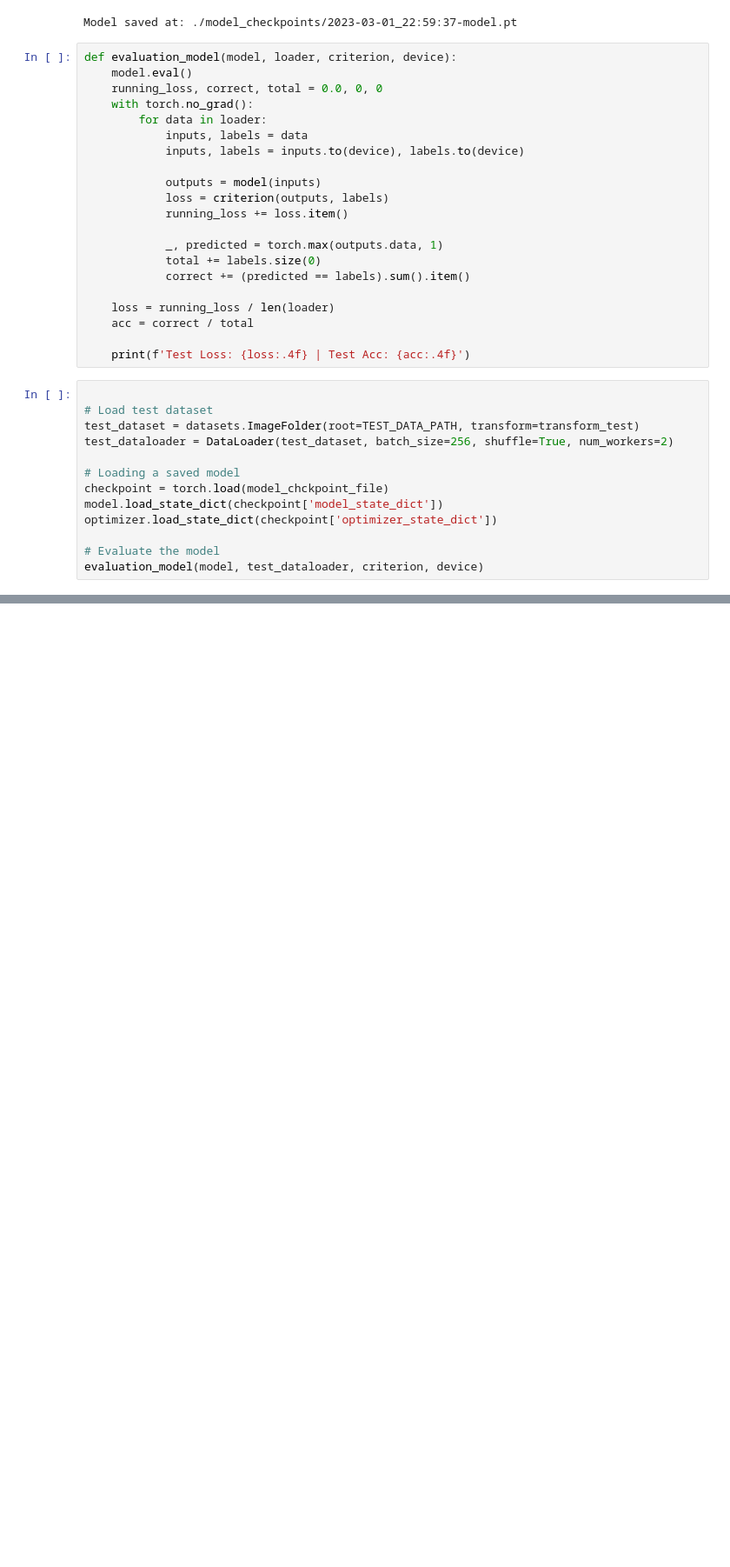
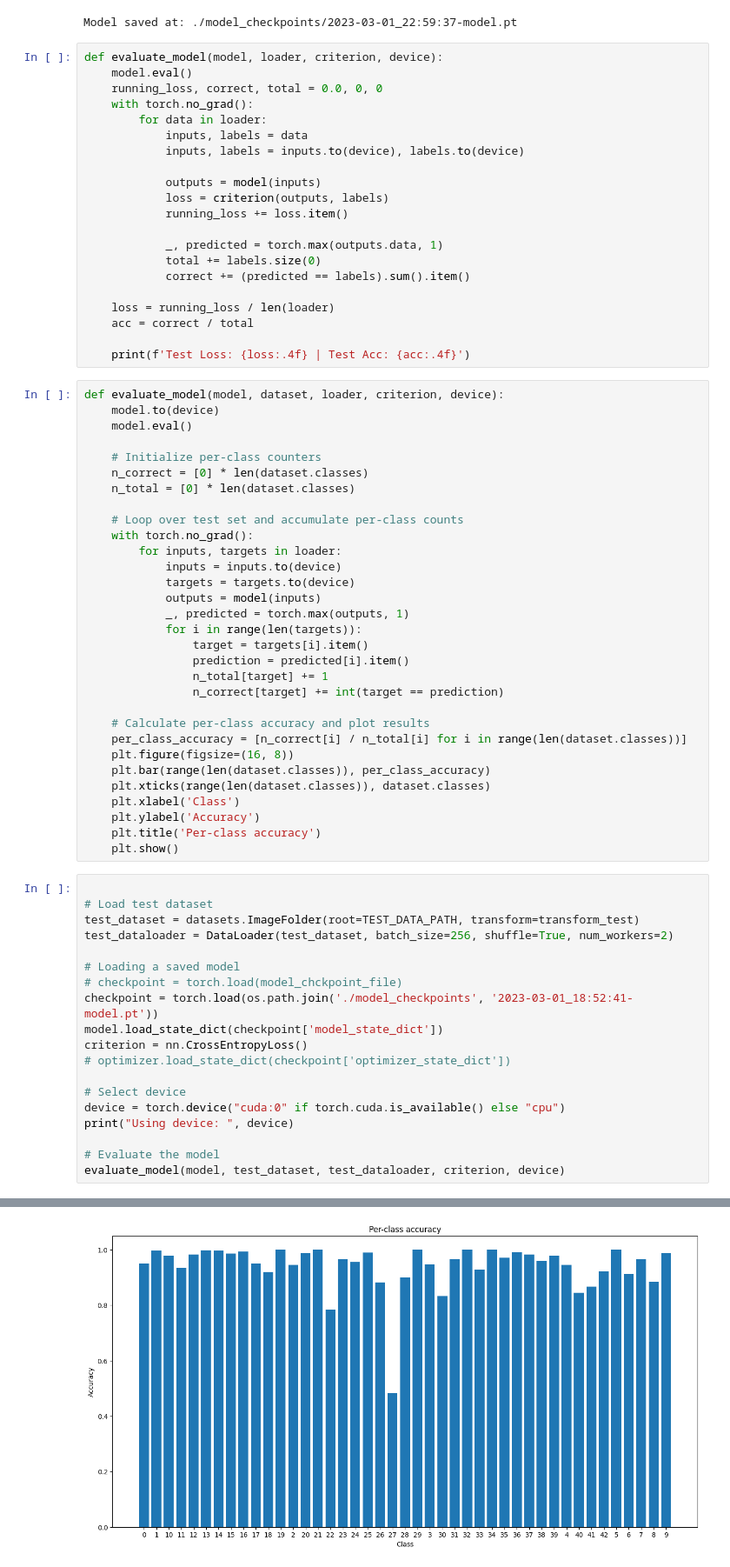
Before and after one commit to DoMaLi94/traffic-sign-classification, a Jupyter notebook: german-traffic-sign-classification.ipynb, the cells around one changed output, grey strips where cells are left out. Shown: that part at 87% size. Cells and saved outputs as stored; diff of their text form; blank space fills up the shorter version.

Commit message:
Per class evaluation

```diff
--- a/german-traffic-sign-classification.ipynb
+++ b/german-traffic-sign-classification.ipynb
@@ -229,7 +229,7 @@ print('Model saved at:', model_chckpoint_file)
 # %% [output]
 Model saved at: ./model_checkpoints/2023-03-01_22:59:37-model.pt
 # %%
-def evaluation_model(model, loader, criterion, device):
+def evaluate_model(model, loader, criterion, device):
     model.eval()
     running_loss, correct, total = 0.0, 0, 0
     with torch.no_grad():
@@ -249,6 +249,37 @@ def evaluation_model(model, loader, criterion, device):
     acc = correct / total
 
     print(f'Test Loss: {loss:.4f} | Test Acc: {acc:.4f}')
+# %%
+def evaluate_model(model, dataset, loader, criterion, device):
+    model.to(device)
+    model.eval()
+
+    # Initialize per-class counters
+    n_correct = [0] * len(dataset.classes)
+    n_total = [0] * len(dataset.classes)
+
+    # Loop over test set and accumulate per-class counts
+    with torch.no_grad():
+        for inputs, targets in loader:
+            inputs = inputs.to(device)
+            targets = targets.to(device)
+            outputs = model(inputs)
+            _, predicted = torch.max(outputs, 1)
+            for i in range(len(targets)):
+                target = targets[i].item()
+                prediction = predicted[i].item()
+                n_total[target] += 1
+                n_correct[target] += int(target == prediction)
+
+    # Calculate per-class accuracy and plot results
+    per_class_accuracy = [n_correct[i] / n_total[i] for i in range(len(dataset.classes))]
+    plt.figure(figsize=(16, 8))
+    plt.bar(range(len(dataset.classes)), per_class_accuracy)
+    plt.xticks(range(len(dataset.classes)), dataset.classes)
+    plt.xlabel('Class')
+    plt.ylabel('Accuracy')
+    plt.title('Per-class accuracy')
+    plt.show()
 # %%
 
 # Load test dataset
@@ -256,10 +287,16 @@ test_dataset = datasets.ImageFolder(root=TEST_DATA_PATH, transform=transform_tes
 test_dataloader = DataLoader(test_dataset, batch_size=256, shuffle=True, num_workers=2)
 
 # Loading a saved model
-checkpoint = torch.load(model_chckpoint_file)
+# checkpoint = torch.load(model_chckpoint_file)
+checkpoint = torch.load(os.path.join('./model_checkpoints', '2023-03-01_18:52:41-model.pt'))
 model.load_state_dict(checkpoint['model_state_dict'])
-optimizer.load_state_dict(checkpoint['optimizer_state_dict'])
+criterion = nn.CrossEntropyLoss()
+# optimizer.load_state_dict(checkpoint['optimizer_state_dict'])
+
+# Select device
+device = torch.device("cuda:0" if torch.cuda.is_available() else "cpu")
+print("Using device: ", device)
 
 # Evaluate the model
-evaluation_model(model, test_dataloader, criterion, device)
+evaluate_model(model, test_dataset, test_dataloader, criterion, device)
 # %% [output]
@@ -266,0 +304 @@ Test Loss: 0.0835 | Test Acc: 0.9736
+[figure, added]
```
Also changed, not shown: parts of 3 cells of this notebook.
